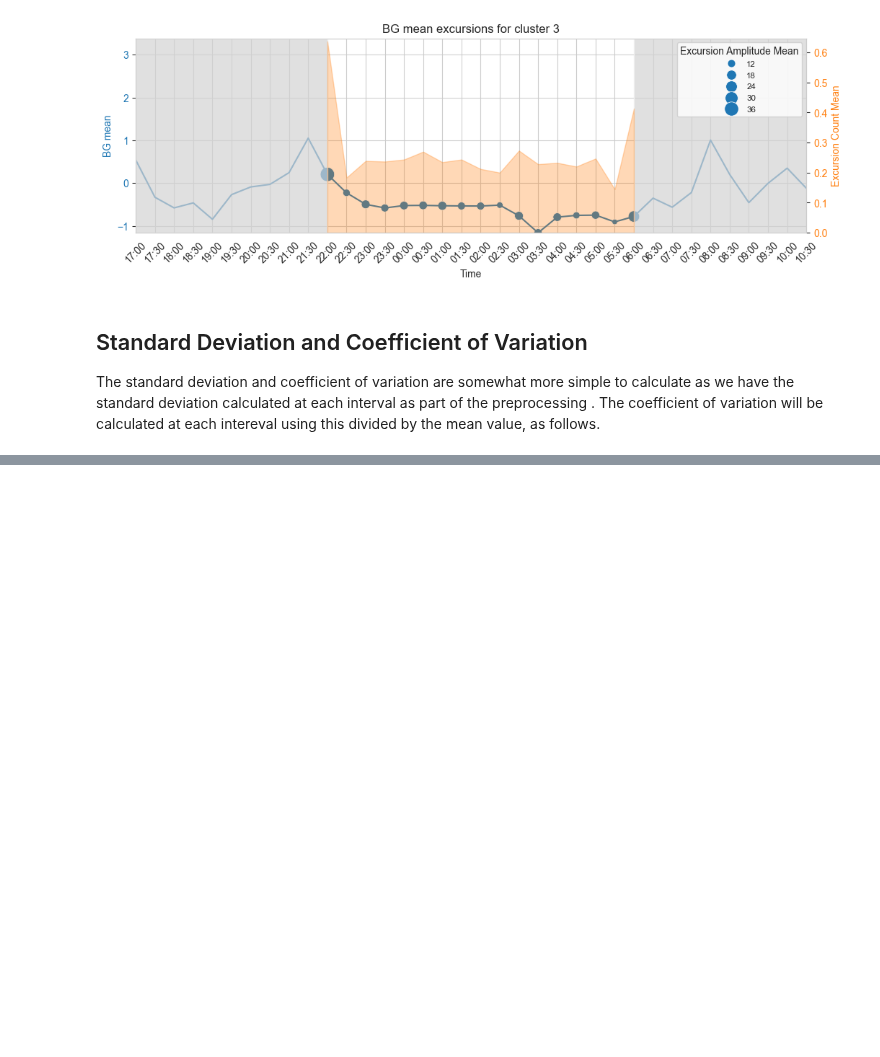
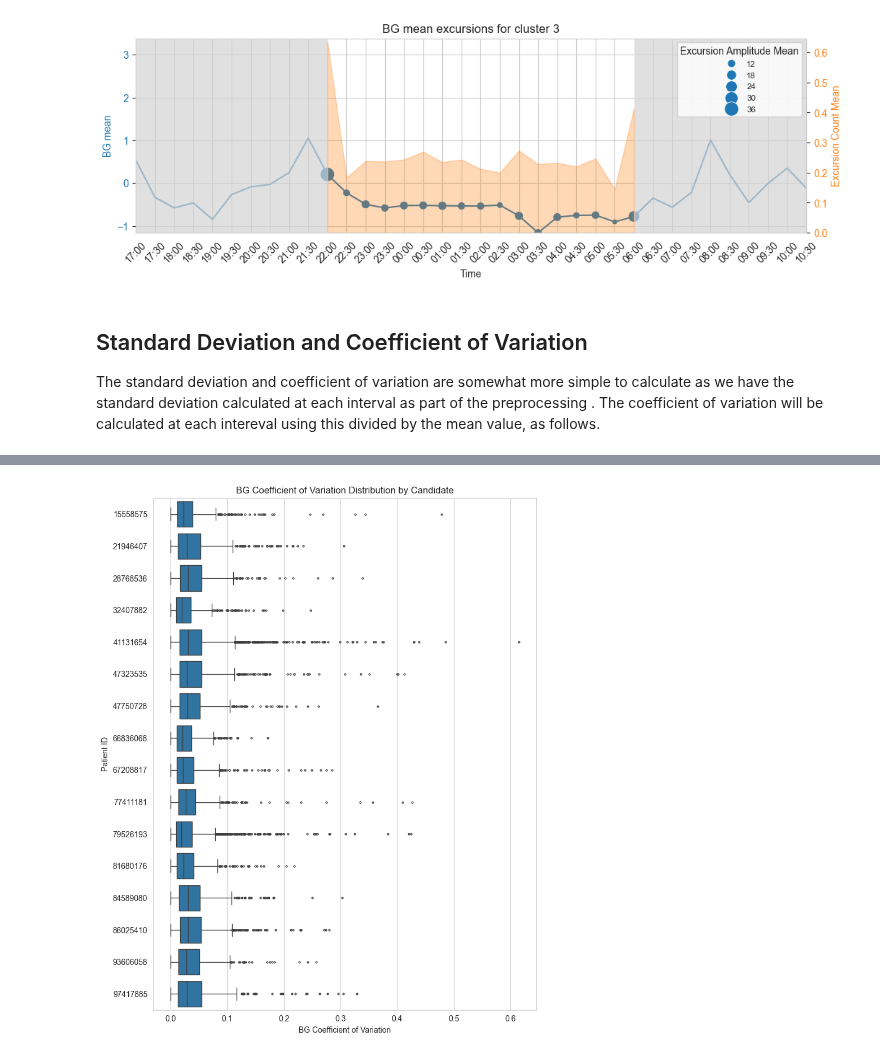
Before and after one commit to rdbrist/masters_project, a Jupyter notebook: notebooks/2.03d-rd-analysis-of-night-clusters-bg-variability.ipynb, the cells around one changed output, grey strips where cells are left out. Saved outputs shown, nothing was run; the diff lists cells and outputs as text; code cells hidden in the pictures; blank space fills up the shorter version.

```diff
--- a/notebooks/2.03d-rd-analysis-of-night-clusters-bg-variability.ipynb
+++ b/notebooks/2.03d-rd-analysis-of-night-clusters-bg-variability.ipynb
@@ -212,3 +158,33 @@ for cluster, cluster_df in df_long_bg.groupby('cluster'):
 # %% [markdown]
 ## Standard Deviation and Coefficient of Variation
 The standard deviation and coefficient of variation are somewhat more simple to calculate as we have the standard deviation calculated at each interval as part of the preprocessing . The coefficient of variation will be calculated at each intereval using this divided by the mean value, as follows.
+# %%
+from src.sample_filter import SampleFilter
+
+# 'bg std' hasn't been loaded using previous method, so loading here
+night_start = time(22, 0)
+morning_end = time(6, 0)
+sampling = ThirtyMinute()
+min_nights = 30
+missed_intervals = 1
+max_break_run = 1
+cob_nan_min = 0.2
+iob_nan_min = 0.05
+bg_nan_min = 0.2
+sample_long = SampleFilter(
+    night_start=night_start,
+    morning_end=morning_end,
+    sampling=sampling,
+    missed_intervals=missed_intervals,
+    max_break_run= max_break_run,
+    min_nights=min_nights,
+    cob_nan_min=cob_nan_min,
+    iob_nan_min=iob_nan_min,
+    bg_nan_min=bg_nan_min
+)
+
+df_for_bg_std= sample_long.get_consolidated_df()
+
+df_bg_std = df_overnight.join(df_for_bg_std['bg std'], how='left')
+df_bg_std.index.get_level_values('id').nunique()
+df_bg_std['bg cv'] = df_bg_std['bg std'] / df_bg_std['bg mean']
@@ -214,0 +196,14 @@ The standard deviation and coefficient of variation are somewhat more simple to
+# %%
+df_bg_cv_id_long = df_bg_std.reset_index()
+df_bg_cv_id_long = df_bg_cv_id_long[['id', 'bg cv']].dropna()
+
+plt.figure(figsize=(8, 10))
+sns.boxplot(data=df_bg_cv_id_long, y='id', x='bg cv', orient='h', fliersize=2)
+
+plt.title('BG Coefficient of Variation Distribution by Candidate')
+plt.xlabel('BG Coefficient of Variation')
+plt.ylabel('Patient ID')
+plt.tight_layout()
+plt.show()
+# %% [output]
+[figure, added]
```
Also changed, not shown: parts of 13 cells of this notebook, 7 other files.
